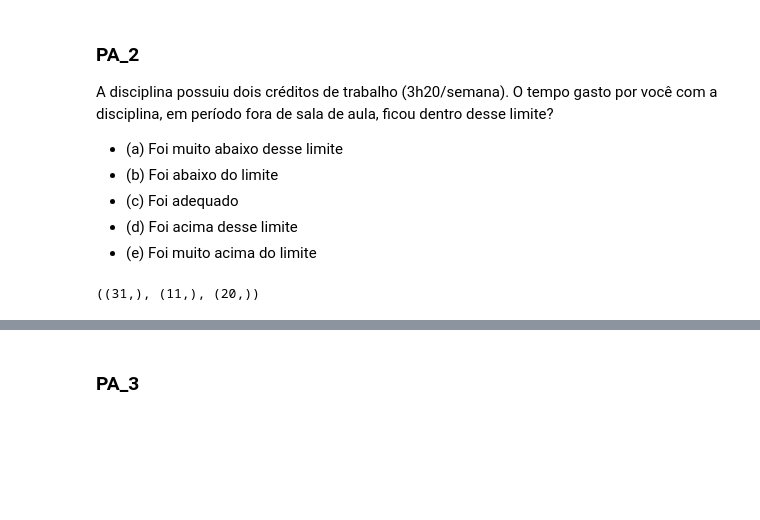
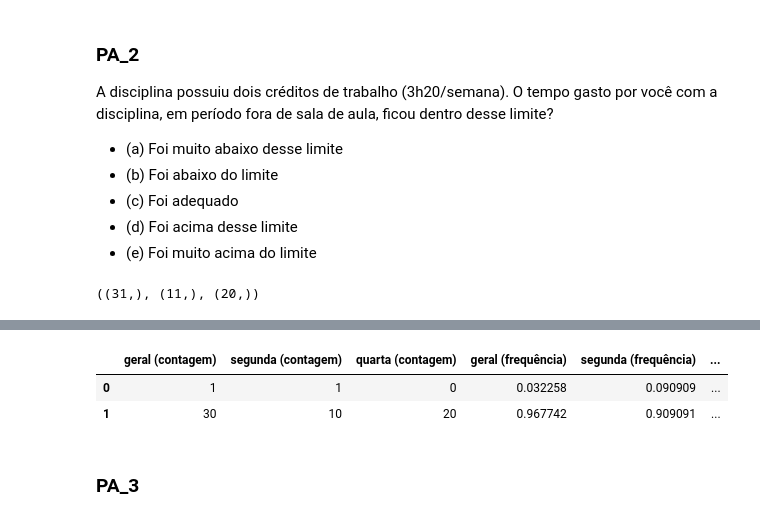
Before and after one commit to henriqueedu2001/pcs3635-health-research-data-analysis, a Jupyter notebook: analisys.ipynb, the cells around one changed output, grey strips where cells are left out. Saved outputs shown, nothing was run; the diff lists cells and outputs as text; code cells hidden in the pictures; blank space fills up the shorter version.

```diff
--- a/analisys.ipynb
+++ b/analisys.ipynb
@@ -193,3 +348,22 @@ plt.show()
+# %%
+# resume
+
+PA_2_resume = {
+    'geral (contagem)': PA_2_bin_counting,
+    'segunda (contagem)': PA_2_monday_bin_counting,
+    'quarta (contagem)': PA_2_wednesday_bin_counting,
+    'geral (frequência)': PA_2_bin_frequency,
+    'segunda (frequência)': PA_2_monday_bin_frequency,
+    'quarta (frequência)': PA_2_wednesday_bin_frequency
+}
+
+PA_2_resume_table = pd.DataFrame(PA_2_resume)
+
+PA_2_resume_table
+# %% [output]
+|  | geral (contagem) | segunda (contagem) | quarta (contagem) | geral (frequência) | segunda (frequência) | ... |
+| 0 | 1 | 1 | 0 | 0.032258 | 0.090909 | ... |
+| 1 | 30 | 10 | 20 | 0.967742 | 0.909091 | ... |
 # %% [markdown]
 ### PA_3
 # %% [markdown]
```
Also changed, not shown: parts of 16 cells of this notebook.
